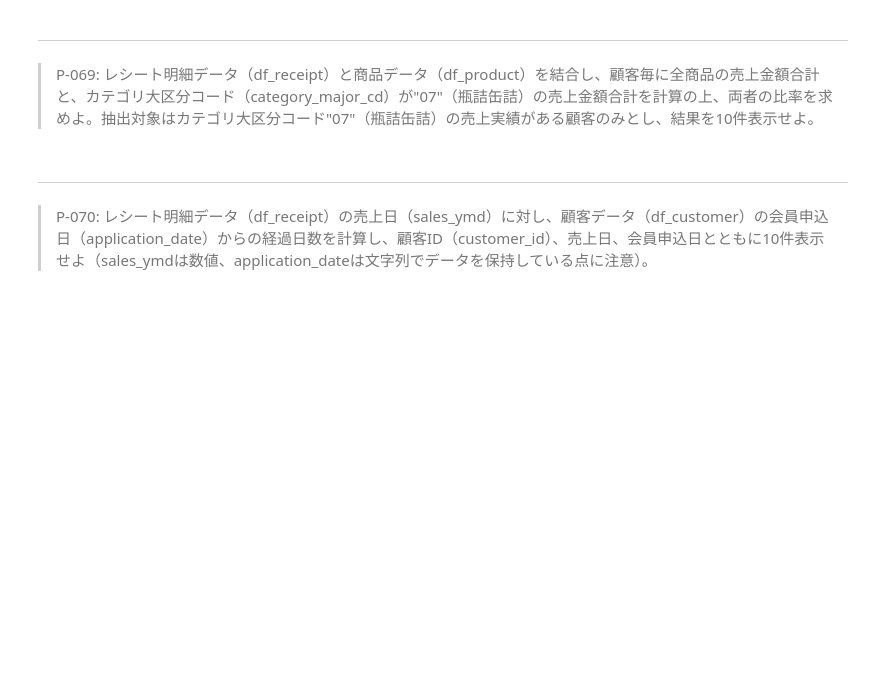
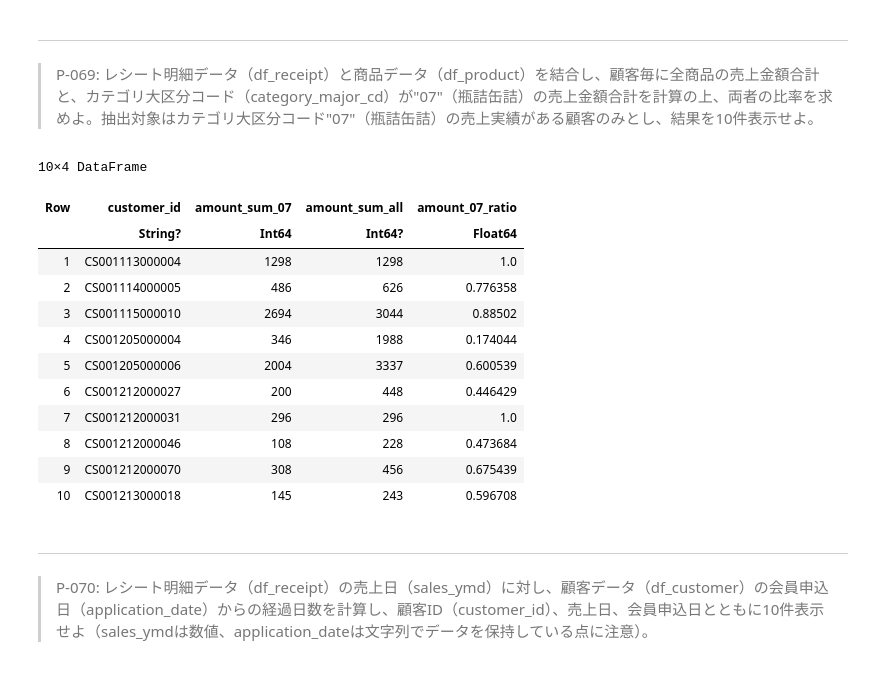
Before and after one commit to kuru-to/100knocks-preprocess, a Jupyter notebook: docker/work/preprocess_knock_Julia.ipynb, the cells around one changed output. Saved outputs shown, nothing was run; the diff lists cells and outputs as text; code cells hidden in the pictures; blank space fills up the shorter version.

```diff
--- a/docker/work/preprocess_knock_Julia.ipynb
+++ b/docker/work/preprocess_knock_Julia.ipynb
@@ -1723,6 +1718,41 @@ end
 # %% [markdown]
 ---
 > P-069: レシート明細データ（df_receipt）と商品データ（df_product）を結合し、顧客毎に全商品の売上金額合計と、カテゴリ大区分コード（category_major_cd）が"07"（瓶詰缶詰）の売上金額合計を計算の上、両者の比率を求めよ。抽出対象はカテゴリ大区分コード"07"（瓶詰缶詰）の売上実績がある顧客のみとし、結果を10件表示せよ。
+# %%
+df_receipt_with_product = innerjoin(df_receipt, df_product, on=:product_cd)
+
+df_sum_amount_all = @chain df_receipt_with_product begin
+    groupby(:customer_id)
+    combine(:amount => sum)
+    select(:customer_id, :amount_sum => :amount_sum_all)
+end
+
+df_sum_amount_07 = @chain df_receipt_with_product begin
+    @subset(:category_major_cd .== "07")
+    groupby(:customer_id)
+    combine(:amount => sum)
+    select(:customer_id, :amount_sum => :amount_sum_07)
+end
+
+@chain leftjoin(df_sum_amount_07, df_sum_amount_all, on=:customer_id) begin
+    @transform(:amount_07_ratio = :amount_sum_07 ./ :amount_sum_all)
+    sort(:customer_id)
+    first(10)
+end
+# %% [output]
+10×4 DataFrame
+| Row | customer_id | amount_sum_07 | amount_sum_all | amount_07_ratio |
+|  | String? | Int64 | Int64? | Float64 |
+| 1 | CS001113000004 | 1298 | 1298 | 1.0 |
+| 2 | CS001114000005 | 486 | 626 | 0.776358 |
+| 3 | CS001115000010 | 2694 | 3044 | 0.88502 |
+| 4 | CS001205000004 | 346 | 1988 | 0.174044 |
+| 5 | CS001205000006 | 2004 | 3337 | 0.600539 |
+| 6 | CS001212000027 | 200 | 448 | 0.446429 |
+| 7 | CS001212000031 | 296 | 296 | 1.0 |
+| 8 | CS001212000046 | 108 | 228 | 0.473684 |
+| 9 | CS001212000070 | 308 | 456 | 0.675439 |
+| 10 | CS001213000018 | 145 | 243 | 0.596708 |
 # %% [markdown]
 ---
 > P-070: レシート明細データ（df_receipt）の売上日（sales_ymd）に対し、顧客データ（df_customer）の会員申込日（application_date）からの経過日数を計算し、顧客ID（customer_id）、売上日、会員申込日とともに10件表示せよ（sales_ymdは数値、application_dateは文字列でデータを保持している点に注意）。
```
Also changed, not shown: parts of 65 cells of this notebook.
